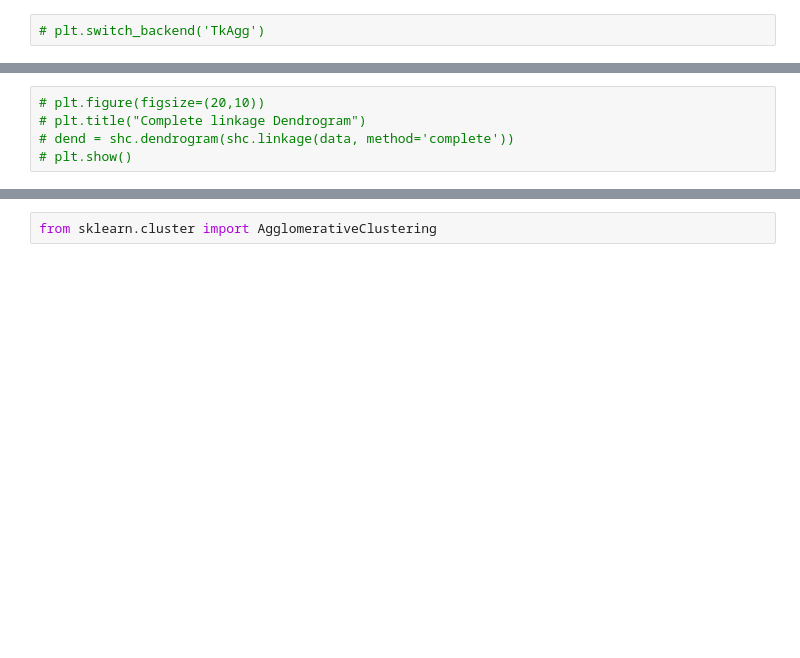
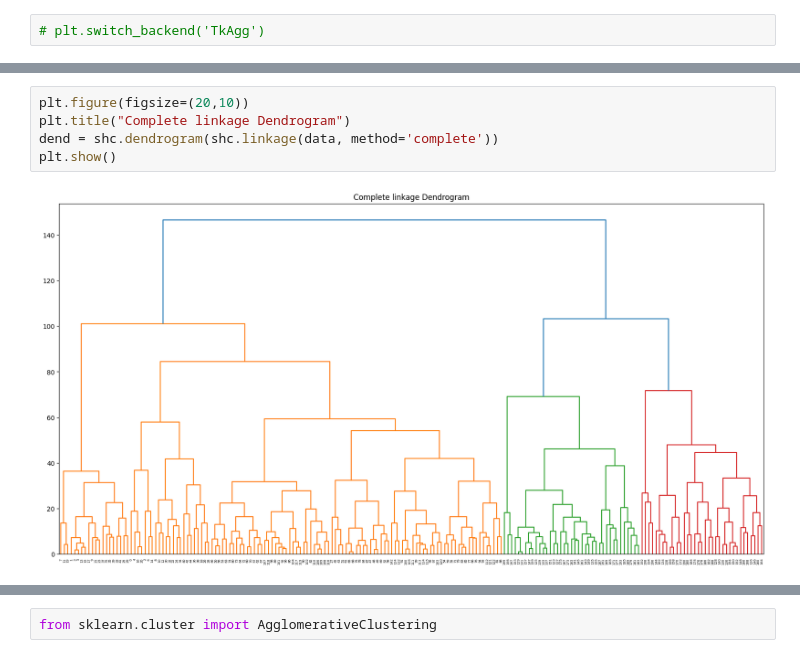
Before and after one commit to haram4th/fintech_pm_data_science, a Jupyter notebook: 06machine_learning/10군집분석_계층적군집_비계층적군집.ipynb, the cells around one changed output, grey strips where cells are left out. Saved outputs shown, nothing was run; the diff lists cells and outputs as text; blank space fills up the shorter version.

```diff
--- a/06machine_learning/10군집분석_계층적군집_비계층적군집.ipynb
+++ b/06machine_learning/10군집분석_계층적군집_비계층적군집.ipynb
@@ -124,6 +126,8 @@ data
 # %%
-# plt.figure(figsize=(20,10))
-# plt.title("Complete linkage Dendrogram")
-# dend = shc.dendrogram(shc.linkage(data, method='complete'))
-# plt.show()
+plt.figure(figsize=(20,10))
+plt.title("Complete linkage Dendrogram")
+dend = shc.dendrogram(shc.linkage(data, method='complete'))
+plt.show()
+# %% [output]
+[figure, added]
 # %%
```
Also changed, not shown: parts of 11 cells of this notebook, 1 other file.
